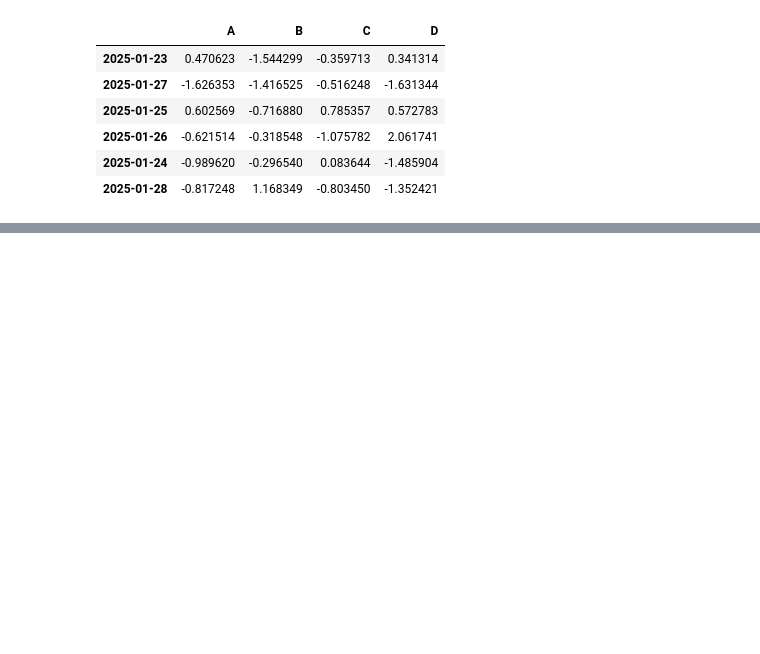
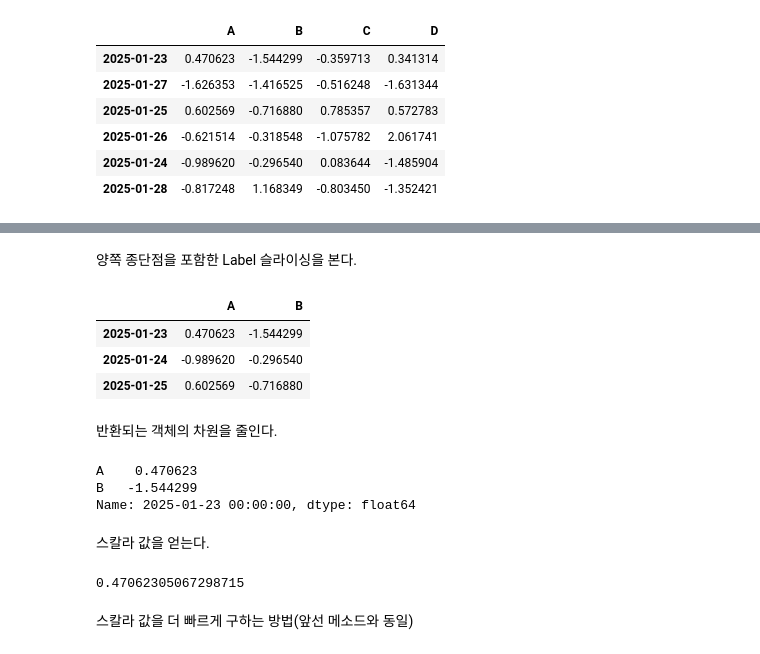
Before and after one commit to vhzkclq0705/jerreda, a Jupyter notebook: notebook/10minutes.ipynb, the cells around one changed output, grey strips where cells are left out. Drawn from its saved outputs; the diff is of its cells as text; code cells hidden in the pictures; blank space fills up the shorter version.

```diff
--- a/notebook/10minutes.ipynb
+++ b/notebook/10minutes.ipynb
@@ -208,0 +268,25 @@ df.sort_values(by='B')
+# %% [markdown]
+양쪽 종단점을 포함한 Label 슬라이싱을 본다.
+# %%
+df.loc['20250123':'20250125', ['A','B']]
+# %% [output]
+|  | A | B |
+| 2025-01-23 | 0.470623 | -1.544299 |
+| 2025-01-24 | -0.989620 | -0.296540 |
+| 2025-01-25 | 0.602569 | -0.716880 |
+# %% [markdown]
+반환되는 객체의 차원을 줄인다.
+# %%
+df.loc['20250123', ['A','B']]
+# %% [output]
+A    0.470623
+B   -1.544299
+Name: 2025-01-23 00:00:00, dtype: float64
+# %% [markdown]
+스칼라 값을 얻는다.
+# %%
+df.loc[dates[0], 'A']
+# %% [output]
+0.47062305067298715
+# %% [markdown]
+스칼라 값을 더 빠르게 구하는 방법(앞선 메소드와 동일)
```
Also changed, not shown: parts of 26 cells of this notebook.
